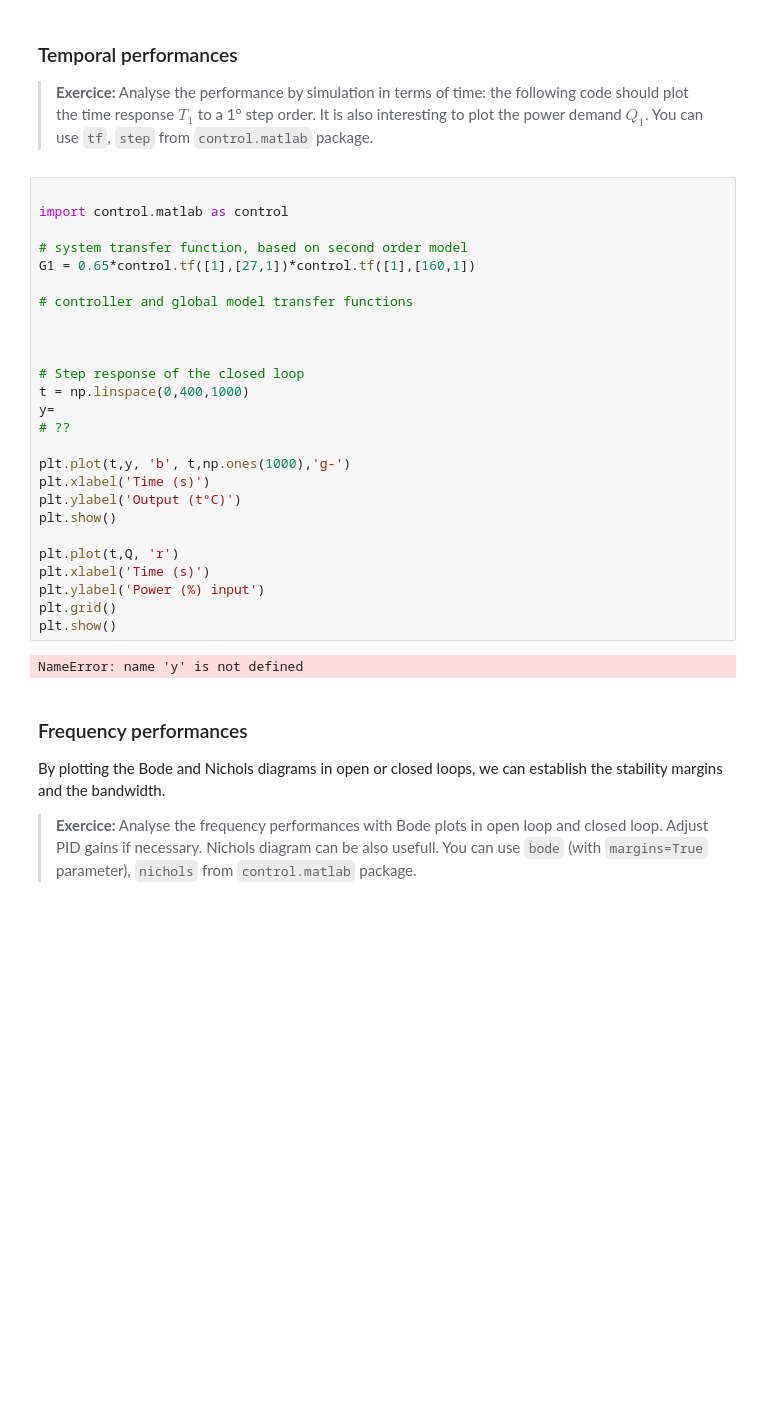
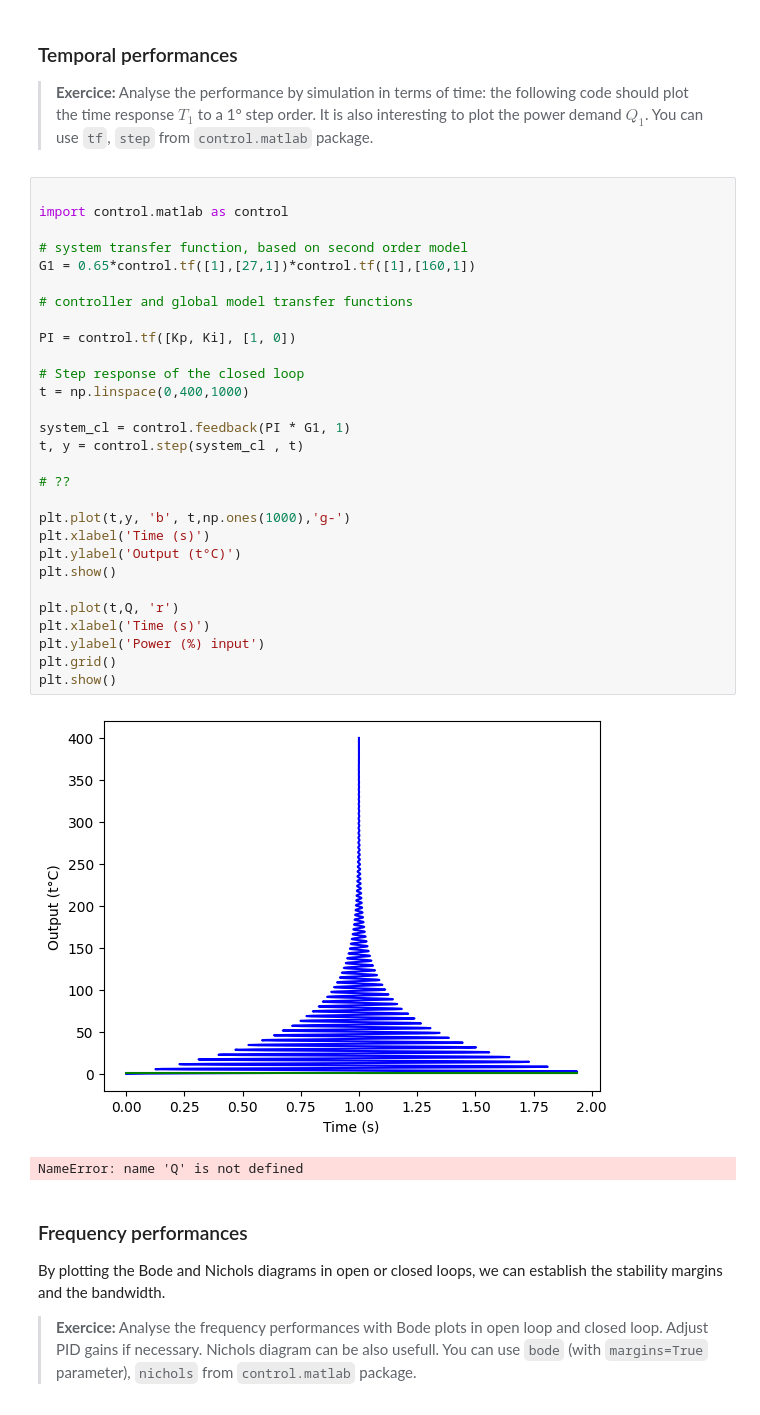
Before and after one commit to imane-elm/SystemsEngineeringIntroduction, a Jupyter notebook: notebook/07_TD_PID_ControlLoops-Student.ipynb, the cells around one changed output. Saved outputs shown, nothing was run; the diff lists cells and outputs as text; blank space fills up the shorter version.

```diff
--- a/notebook/07_TD_PID_ControlLoops-Student.ipynb
+++ b/notebook/07_TD_PID_ControlLoops-Student.ipynb
@@ -120,31 +120,35 @@ Kd = 0.000
 # %%
 
 import control.matlab as control
 
 # system transfer function, based on second order model
 G1 = 0.65*control.tf([1],[27,1])*control.tf([1],[160,1])
 
 # controller and global model transfer functions
 
-
+PI = control.tf([Kp, Ki], [1, 0])
 
 # Step response of the closed loop
 t = np.linspace(0,400,1000)
-y=
+
+system_cl = control.feedback(PI * G1, 1)
+t, y = control.step(system_cl , t)
+
 # ??
 
 plt.plot(t,y, 'b', t,np.ones(1000),'g-')
 plt.xlabel('Time (s)')
 plt.ylabel('Output (t°C)')
 plt.show()
 
 plt.plot(t,Q, 'r')
 plt.xlabel('Time (s)')
 plt.ylabel('Power (%) input')
 plt.grid()
 plt.show()
 # %% [output]
+[figure, added]
-NameError: name 'y' is not defined
+NameError: name 'Q' is not defined
 # %% [markdown]
 ### Frequency performances
 
```
